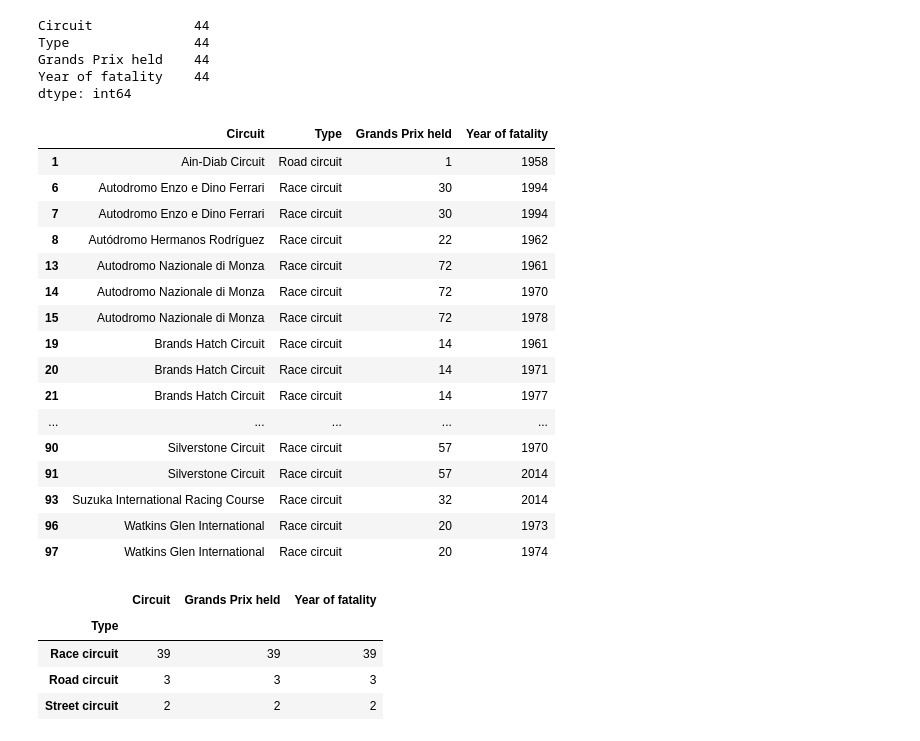
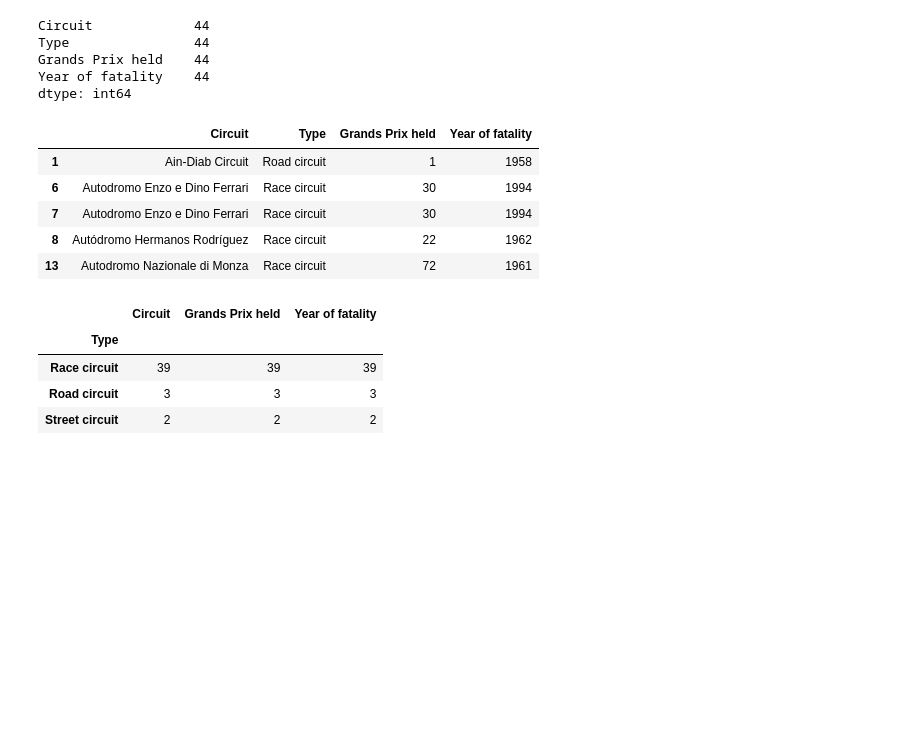
Before and after one commit to oli124/F1_safety, a Jupyter notebook: Notebooks/circuit_type_injuries_fatalities.ipynb, the cells around one changed output. Drawn from its saved outputs; the diff is of its cells as text; code cells hidden in the pictures; blank space fills up the shorter version.

```diff
--- a/Notebooks/circuit_type_injuries_fatalities.ipynb
+++ b/Notebooks/circuit_type_injuries_fatalities.ipynb
@@ -4,7 +4,7 @@ import pandas as pd
 import numpy as np
 import matplotlib.pyplot as plt
 # %%
-#import csv
-circuits_info_df = pd.read_csv("Resources/f1_circuits_all.csv")
-fatalities_circuit_df = pd.read_csv("Resources/F1_fatalities_circuit.csv")
-fatalities_driver_df = pd.read_csv("Resources/F1_fatalities_driver.csv")
+#import CSVs
+circuits_info_df = pd.read_csv("../Resources/F1_circuits_all.csv")
+fatalities_circuit_df = pd.read_csv("../Resources/F1_fatalities_circuit.csv")
+fatalities_driver_df = pd.read_csv("../Resources/F1_fatalities_driver.csv")
@@ -81,9 +99,11 @@ fatalities_circuit_date_df.head()
 # %%
 # Remove days and months from "Date of accident" data
 fatalities_circuit_date_df['Date of accident'].astype(str)
-year_only = fatalities_circuit_date_df['Date of accident'].str.split('\, ').str[-1].str.strip()
-fatalities_circuit_date_df
-fatalities_circuit_date_df['Year of fatality'] = year_only
+
+# Add new column that consists of only the 'year' component of the 'Date of accident'
+fatalities_circuit_date_df['Year of fatality'] = fatalities_circuit_date_df['Date of accident'].str.split('\, ').str[-1].str.strip()
+
+# Drop 'Date of accident' column, so we're left with only 'Circuit' and 'Year of fatality'
 fatalities_circuit_year_df = fatalities_circuit_date_df.drop('Date of accident', axis=1)
-fatalities_circuit_year_df.head()
+fatalities_circuit_year_df.count()
 # %% [output]
@@ -160,26 +173,16 @@ Type                44
 Grands Prix held    44
 Year of fatality    44
 dtype: int64
-# %%
-fatal_events_df
-# %% [output]
-|  | Circuit | Type | Grands Prix held | Year of fatality |
-| 1 | Ain-Diab Circuit | Road circuit | 1 | 1958 |
-| 6 | Autodromo Enzo e Dino Ferrari | Race circuit | 30 | 1994 |
-| 7 | Autodromo Enzo e Dino Ferrari | Race circuit | 30 | 1994 |
-| 8 | Autódromo Hermanos Rodríguez | Race circuit | 22 | 1962 |
-| 13 | Autodromo Nazionale di Monza | Race circuit | 72 | 1961 |
-| 14 | Autodromo Nazionale di Monza | Race circuit | 72 | 1970 |
-| 15 | Autodromo Nazionale di Monza | Race circuit | 72 | 1978 |
-| 19 | Brands Hatch Circuit | Race circuit | 14 | 1961 |
-| 20 | Brands Hatch Circuit | Race circuit | 14 | 1971 |
-| 21 | Brands Hatch Circuit | Race circuit | 14 | 1977 |
-| ... | ... | ... | ... | ... |
-| 90 | Silverstone Circuit | Race circuit | 57 | 1970 |
-| 91 | Silverstone Circuit | Race circuit | 57 | 2014 |
-| 93 | Suzuka International Racing Course | Race circuit | 32 | 2014 |
-| 96 | Watkins Glen International | Race circuit | 20 | 1973 |
-| 97 | Watkins Glen International | Race circuit | 20 | 1974 |
+# %%
+# Dataframe now includes one row for each fatality at an F1 event.
+fatal_events_df.head()
+# %% [output]
+|  | Circuit | Type | Grands Prix held | Year of fatality |
+| 1 | Ain-Diab Circuit | Road circuit | 1 | 1958 |
+| 6 | Autodromo Enzo e Dino Ferrari | Race circuit | 30 | 1994 |
+| 7 | Autodromo Enzo e Dino Ferrari | Race circuit | 30 | 1994 |
+| 8 | Autódromo Hermanos Rodríguez | Race circuit | 22 | 1962 |
+| 13 | Autodromo Nazionale di Monza | Race circuit | 72 | 1961 |
 # %%
 # By grouping this data we can determine the number of fatalities by circuit type
 group_type_df = fatal_events_df.groupby(['Type'])
```
Also changed, not shown: parts of 35 cells of this notebook, 5 other files.
